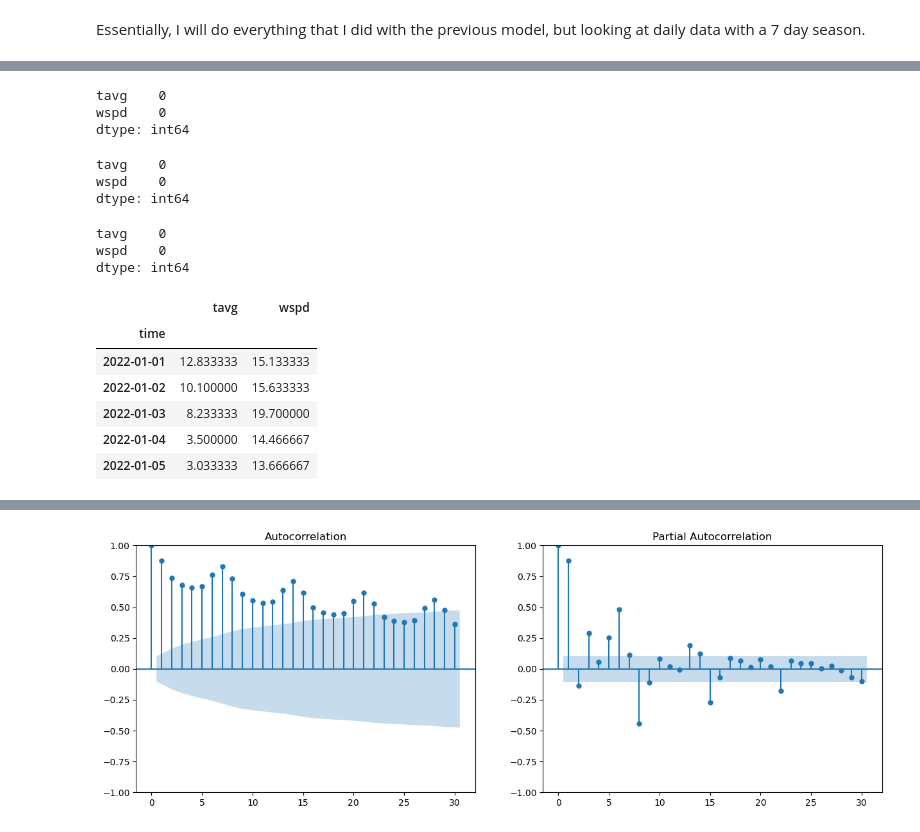
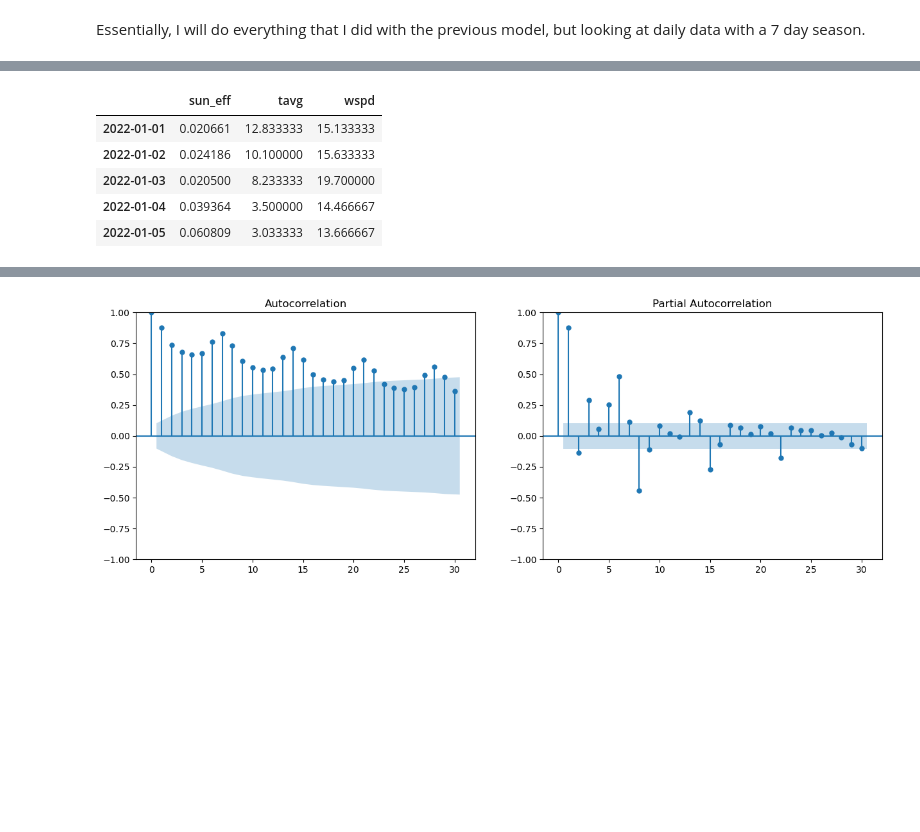
Before and after one commit to mita765/MScThesis, a Jupyter notebook: Thesis-TR.ipynb, the cells around one changed output, grey strips where cells are left out. Saved outputs shown, nothing was run; the diff lists cells and outputs as text; code cells hidden in the pictures; blank space fills up the shorter version.

```diff
--- a/Thesis-TR.ipynb
+++ b/Thesis-TR.ipynb
@@ -53,9 +48,6 @@ def conv_date(date_series: Series[DateTime], sett_period_series: Series[Int64])
 df["DATETIME"] = conv_date(df["SETTLEMENT_DATE"], df["SETTLEMENT_PERIOD"])
 # %%
 # timeseries data breakout
-df["DAY_NAME"] = df["DATETIME"].dt.day_name()
-df["MONTH"] = df["DATETIME"].dt.month
-df["YEAR"] = df["DATETIME"].dt.year
 df["YEAR_MONTH"] = df["DATETIME"].values.astype("<M8[M]")
 df["YMD"] = df["DATETIME"].values.astype("<M8[D]")
 
@@ -563,9 +450,9 @@ full_data_dly = df[["YMD", "ND"]].groupby("YMD").agg("mean").asfreq("D")
 w_start = datetime.datetime(2022, 1, 1)
 w_end = datetime.datetime(2022, 12, 31)
 # %%
-ldn_wdat_dly = met.Daily(ldn, start=w_start, end=w_end).fetch().interpolate()[["tavg", "wspd"]]
-edi_wdat_dly = met.Daily(edi, start=w_start, end=w_end).fetch().interpolate()[["tavg", "wspd"]]
-cdf_wdat_dly = met.Daily(cdf, start=w_start, end=w_end).fetch().interpolate()[["tavg", "wspd"]]
+ldn_dwdat = met.Daily(ldn, start=w_start, end=w_end).fetch().interpolate()[["tavg", "wspd"]]
+edi_dwdat = met.Daily(edi, start=w_start, end=w_end).fetch().interpolate()[["tavg", "wspd"]]
+cdf_dwdat = met.Daily(cdf, start=w_start, end=w_end).fetch().interpolate()[["tavg", "wspd"]]
 # %% [output]
 FutureWarning: Support for nested sequences for 'parse_dates' in pd.read_csv is deprecated. Combine the desired columns with pd.to_datetime after parsing instead.
 FutureWarning: Support for nested sequences for 'parse_dates' in pd.read_csv is deprecated. Combine the desired columns with pd.to_datetime after parsing instead.
@@ -575,21 +462,3 @@ Warning: Cannot load daily/EGTI0.csv.gz from https://bulk.meteostat.net/v2/
 FutureWarning: Support for nested sequences for 'parse_dates' in pd.read_csv is deprecated. Combine the desired columns with pd.to_datetime after parsing instead.
 FutureWarning: Support for nested sequences for 'parse_dates' in pd.read_csv is deprecated. Combine the desired columns with pd.to_datetime after parsing instead.
 FutureWarning: Support for nested sequences for 'parse_dates' in pd.read_csv is deprecated. Combine the desired columns with pd.to_datetime after parsing instead.
-# %%
-ldn_wdat_dly.isna().sum()
-# %% [output]
-tavg    0
-wspd    0
-dtype: int64
-# %%
-edi_wdat_dly.isna().sum()
-# %% [output]
-tavg    0
-wspd    0
-dtype: int64
-# %%
-cdf_wdat_dly.isna().sum()
-# %% [output]
-tavg    0
-wspd    0
-dtype: int64
@@ -600,10 +465,16 @@ mean_wdat_dly = combined_wdat_dly.T.groupby(combined_wdat_dly.columns).agg("mean
+# %%
+sun_dfactor_09 = df[["YMD", "sun_eff"]].groupby("YMD").agg("mean").asfreq("D")
+sun_ddata = sun_dfactor_09[(sun_dfactor_09.index >= pd.to_datetime("2022-01-01")) & (sun_dfactor_09.index <= pd.to_datetime("2022-12-31"))]
+
+combined_dwdat = pd.concat([ldn_dwdat, edi_dwdat, cdf_dwdat, sun_ddata], axis=1)
+
+mean_dwdat = combined_dwdat.T.groupby(combined_dwdat.columns).agg("mean").T
 # %%
-mean_wdat_dly.head()
+mean_dwdat.head()
 # %% [output]
-|  | tavg | wspd |
-| time |  |  |
-| 2022-01-01 | 12.833333 | 15.133333 |
-| 2022-01-02 | 10.100000 | 15.633333 |
-| 2022-01-03 | 8.233333 | 19.700000 |
-| 2022-01-04 | 3.500000 | 14.466667 |
-| 2022-01-05 | 3.033333 | 13.666667 |
+|  | sun_eff | tavg | wspd |
+| 2022-01-01 | 0.020661 | 12.833333 | 15.133333 |
+| 2022-01-02 | 0.024186 | 10.100000 | 15.633333 |
+| 2022-01-03 | 0.020500 | 8.233333 | 19.700000 |
+| 2022-01-04 | 0.039364 | 3.500000 | 14.466667 |
+| 2022-01-05 | 0.060809 | 3.033333 | 13.666667 |
```
Also changed, not shown: parts of 72 cells of this notebook, 1 other file.
